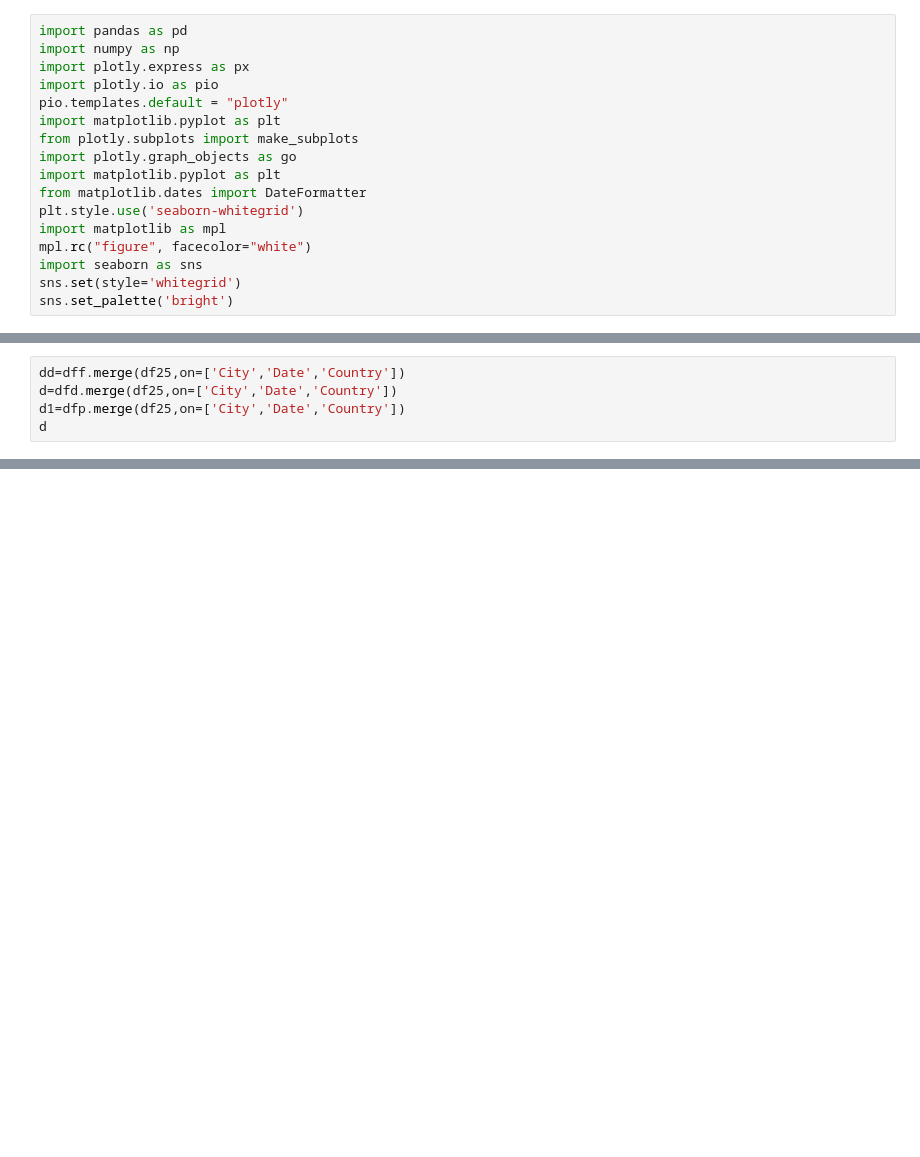
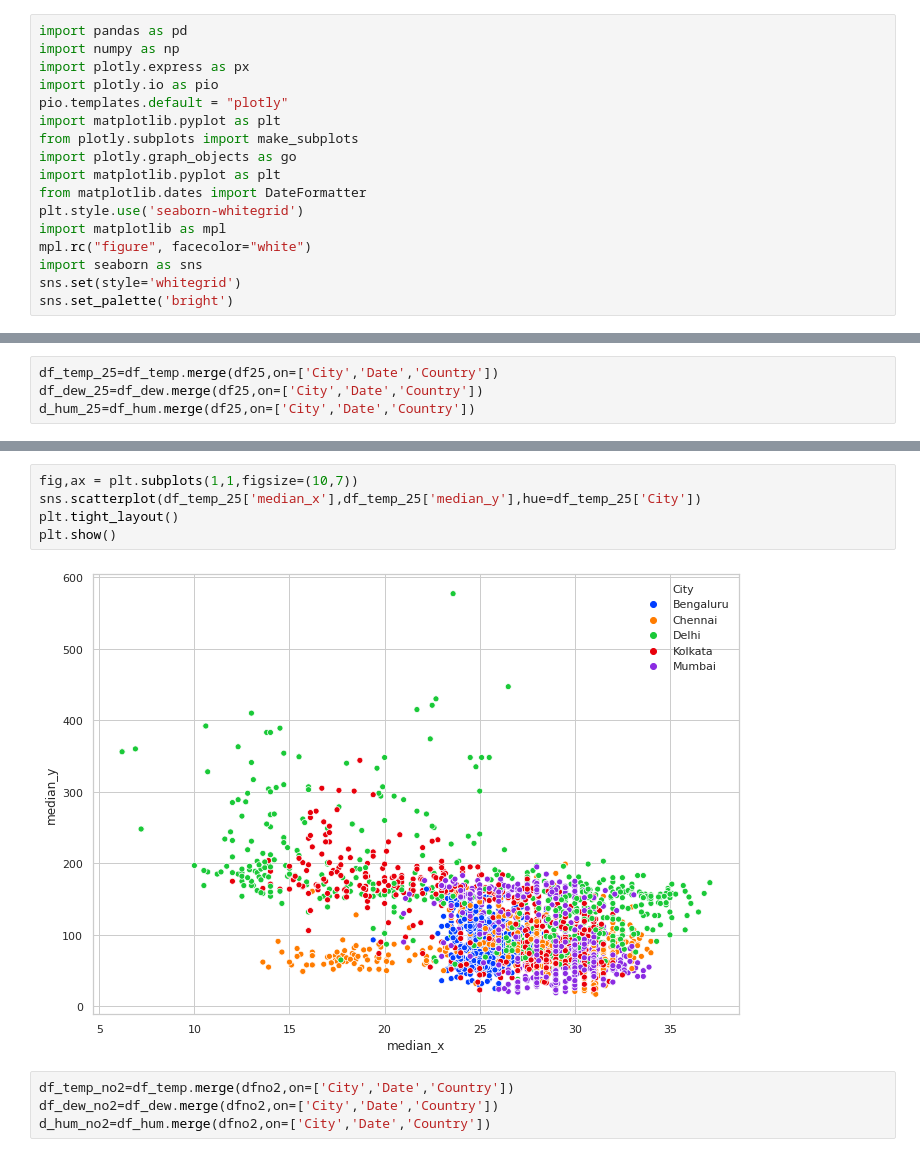
Before and after one commit to algoasylum/ExploringTheUnseen, a Jupyter notebook: code/TemperaturePlots.ipynb, the cells around one changed output, grey strips where cells are left out. Cells and saved outputs as stored; diff of their text form; blank space fills up the shorter version.

```diff
--- a/code/TemperaturePlots.ipynb
+++ b/code/TemperaturePlots.ipynb
@@ -43,5 +93,4 @@ df25 = df[df['Specie'].isin(['pm25'])]
 # %%
-dd=dff.merge(df25,on=['City','Date','Country'])
-d=dfd.merge(df25,on=['City','Date','Country'])
-d1=dfp.merge(df25,on=['City','Date','Country'])
-d
+df_temp_25=df_temp.merge(df25,on=['City','Date','Country'])
+df_dew_25=df_dew.merge(df25,on=['City','Date','Country'])
+d_hum_25=df_hum.merge(df25,on=['City','Date','Country'])
@@ -79,0 +123,11 @@ fig.write_image(f'images/pm2.5_humidity.png')
+# %%
+fig,ax = plt.subplots(1,1,figsize=(10,7))
+sns.scatterplot(df_temp_25['median_x'],df_temp_25['median_y'],hue=df_temp_25['City'])
+plt.tight_layout()
+plt.show()
+# %% [output]
+[figure, added]
+# %%
+df_temp_no2=df_temp.merge(dfno2,on=['City','Date','Country'])
+df_dew_no2=df_dew.merge(dfno2,on=['City','Date','Country'])
+d_hum_no2=df_hum.merge(dfno2,on=['City','Date','Country'])
```
Also changed, not shown: parts of 23 cells of this notebook, 10 other files.
